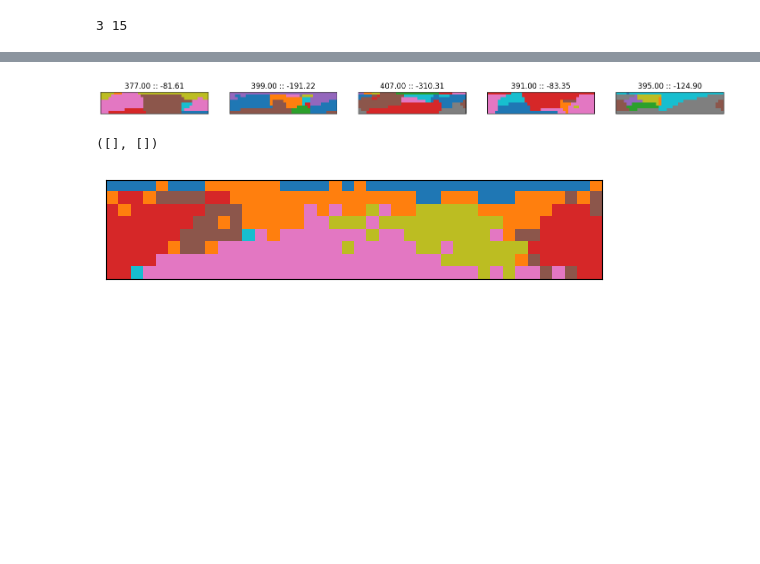
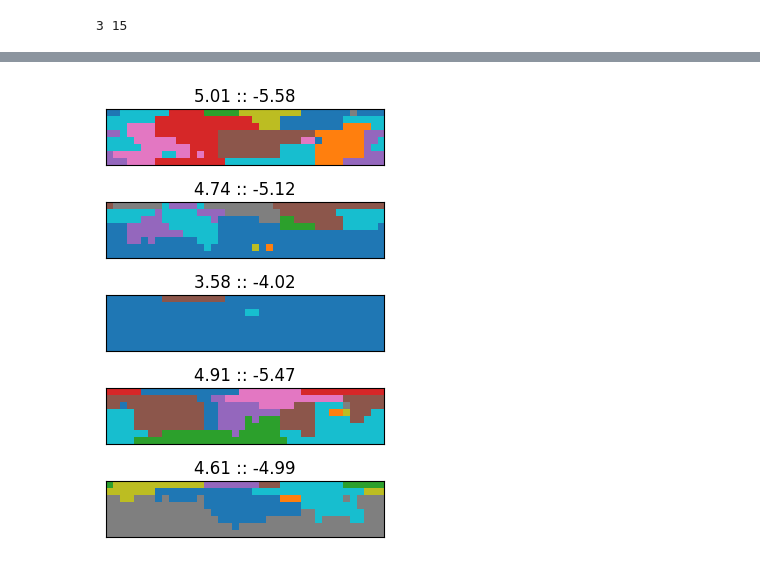
Before and after one commit to alexeykosh/2024-convexity-efficient-communication, a Jupyter notebook: color_split_v2.ipynb, the cells around one changed output, grey strips where cells are left out. Saved outputs shown, nothing was run; the diff lists cells and outputs as text; code cells hidden in the pictures; blank space fills up the shorter version.

```diff
--- a/color_split_v2.ipynb
+++ b/color_split_v2.ipynb
@@ -56,7 +56,7 @@ fig, ax = plt.subplots(5, 1, figsize=(4, 8))
 for j, conn in enumerate(conn_values):
     a = ConvexCluster(X = np.zeros((8, 40)),
                         d = 8,
-                        N = 7,
+                        N = 3,
                         s = 0.5,
                         c = conn,
                         coords=cielab_list,
@@ -65,7 +65,7 @@ for j, conn in enumerate(conn_values):
     ax[j].imshow(labels, cmap='tab10', interpolation='none')
     ax[j].set_xticks([])
     ax[j].set_yticks([])
-    ax[j].set_title(f'c = {conn:.2f}, '
+    ax[j].set_title(f'compr = {compression(labels):.2f}, '
                     f'conv = {a.degree_of_convexity():.2f}, '
-                    f'inf = {informativeness(labels, prior_m_matrix, cielab_dict).round(2)}')
+                    f'inf = {informativeness(labels, prior_m_matrix, cielab_dict):.2f}')
 # %% [output]
@@ -73,7 +73,7 @@ for j, conn in enumerate(conn_values):
 # %%
 def generate_grid(n, n_low, n_high, d = 2, X = 10, Y = 10):
-    s_values = np.random.uniform(0.75, 1, n)
-    c_values = np.random.uniform(0, 0.1, n)
+    s_values = np.random.uniform(0.8, 1, n)
+    c_values = np.random.uniform(0, 0.05, n)
 
     mdl_values = []
     conv_values = []
@@ -104,7 +104,7 @@ def generate_grid(n, n_low, n_high, d = 2, X = 10, Y = 10):
 
     return mdl_values, conv_values, cost_values, categ, param_dict, lgs
 # %%
-results = generate_grid(n = 30000,
+results = generate_grid(n = 20000,
                         d = 2,
                         X = 8,
                         Y = 40,
@@ -135,11 +135,3 @@ smoothed = lowess(y_pareto, x_pareto, frac=0.7)
-# %%
-f = interp1d(x_pareto, y_pareto,
-             fill_value="extrapolate")
-
-x = np.linspace(min(mdl_values),
-                max(mdl_values),
-                100)
-y = f(x)
 # %%
 fig, (ax1, ax2) = plt.subplots(1, 2, figsize=(10, 4),
                                sharey=True)
@@ -345,20 +368,13 @@ plot_n_neighbours(2, 5)
 # %%
 # plot lgs in th epareto front
-fig, ax = plt.subplots(1, 5, figsize=(18, 4))
+fig, ax = plt.subplots(5, 1)
 for i, ax in enumerate(ax):
     ax.imshow(lgs[pareto_front_indices[i]], cmap='tab10', interpolation='none')
     ax.set_xticks([])
     ax.set_yticks([])
     ax.set_title(f'{mdl_values[pareto_front_indices[i]]:.2f} :: '
                  f'{cost_values[pareto_front_indices[i]]:.2f}')
+plt.tight_layout()
+plt.show()
 # %% [output]
-[figure, old version]
+[figure, new version]
-# %%
-# plot the language with the lowest complexity from real languages
-inf_index = informativeness_values.index(min(informativeness_values))
-plt.imshow(lg_color[inf_index], cmap='tab10', interpolation='none')
-plt.xticks([])
-plt.yticks([])
-# %% [output]
-([], [])
-[figure, removed]
```
Also changed, not shown: parts of 13 cells of this notebook, 2 other files.
